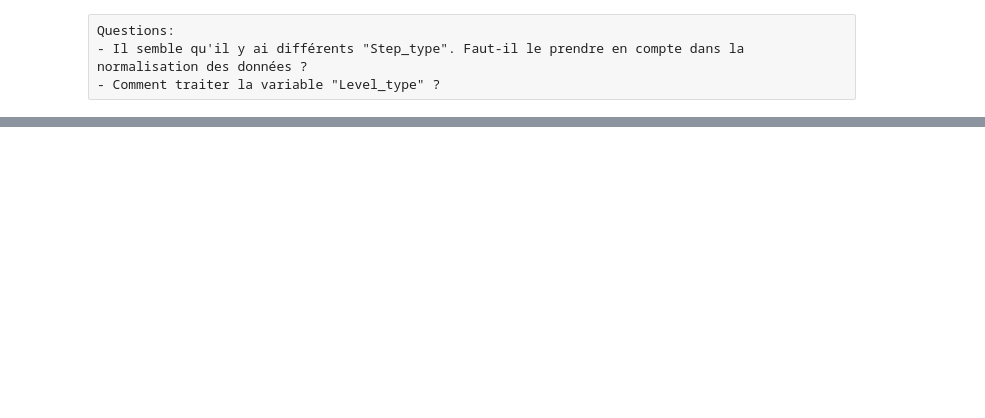
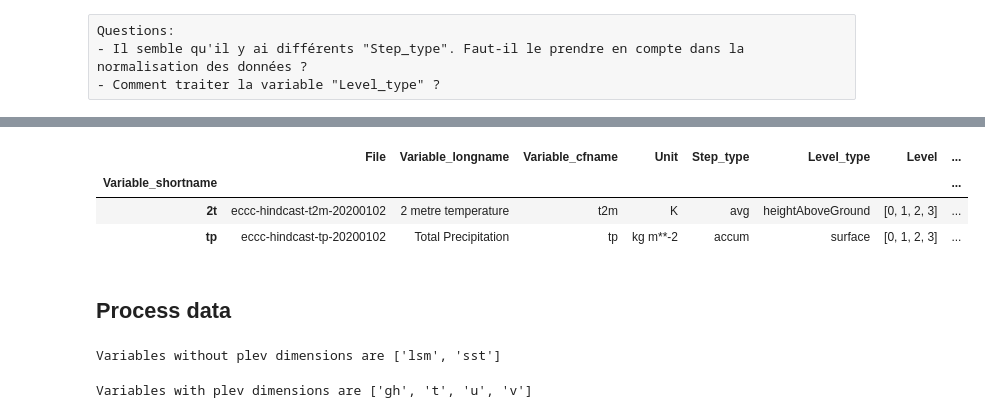
Before and after one commit to crim-ca/crims2s, a Jupyter notebook: notebooks/JG - Data Processing.ipynb, the cells around one changed output, grey strips where cells are left out. Cells and saved outputs as stored; diff of their text form; code cells hidden in the pictures; blank space fills up the shorter version.

```diff
--- a/notebooks/JG - Data Processing.ipynb
+++ b/notebooks/JG - Data Processing.ipynb
@@ -134,0 +211,19 @@ Soumettre le modèle au bot avec 0.33 par threshold pour voir le résultat
+# %%
+sub_eccc_files_df[sub_eccc_files_df.Variable_cfname.isin(variables_to_predict)]
+# %% [output]
+|  | File | Variable_longname | Variable_cfname | Unit | Step_type | Level_type | Level | ... |
+| Variable_shortname |  |  |  |  |  |  |  | ... |
+| 2t | eccc-hindcast-t2m-20200102 | 2 metre temperature | t2m | K | avg | heightAboveGround | [0, 1, 2, 3] | ... |
+| tp | eccc-hindcast-tp-20200102 | Total Precipitation | tp | kg m**-2 | accum | surface | [0, 1, 2, 3] | ... |
+# %% [markdown]
+## Process data
+# %%
+variables_without_plev = eccc_files_df[(eccc_files_df.Dimensions == "") & (eccc_files_df.Variable_cfname.isin(variables_experimentales))].Variable_cfname.unique().tolist()
+print("Variables without plev dimensions are", variables_without_plev)
+# %% [output]
+Variables without plev dimensions are ['lsm', 'sst']
+# %%
+variables_with_plev = eccc_files_df[(eccc_files_df.Dimensions == "plev") & (eccc_files_df.Variable_cfname.isin(variables_experimentales))].Variable_cfname.unique().tolist()
+print("Variables with plev dimensions are", variables_with_plev)
+# %% [output]
+Variables with plev dimensions are ['gh', 't', 'u', 'v']
```
Also changed, not shown: parts of 27 cells of this notebook.
